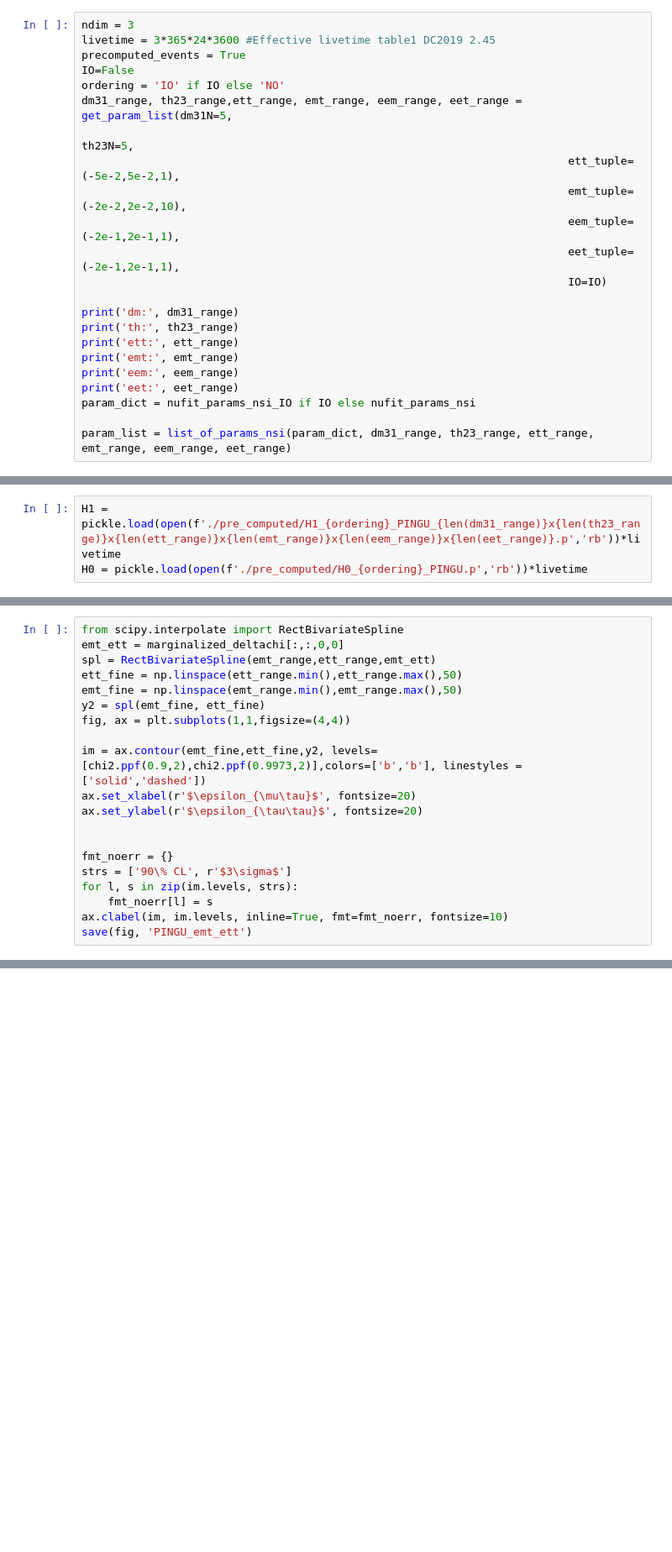
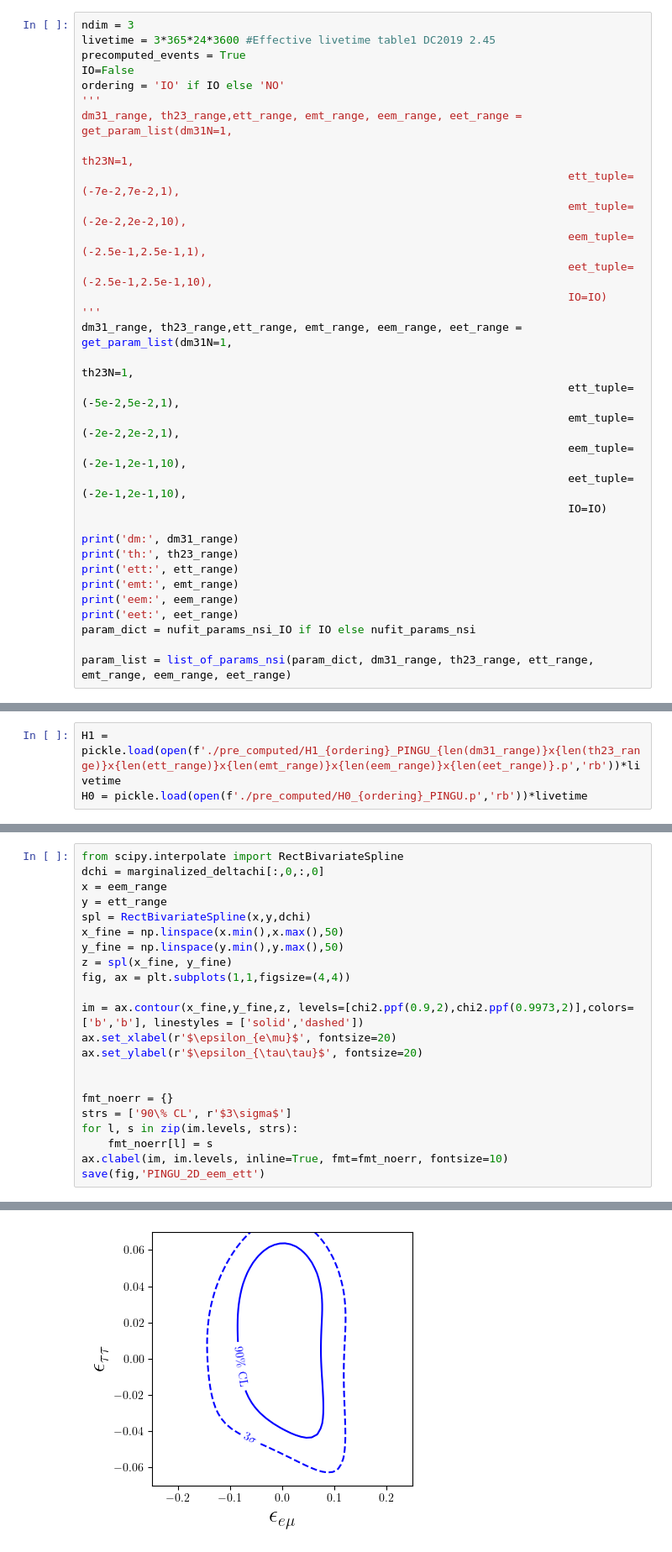
Before and after one commit to Sjoeborg/thesis, a Jupyter notebook: notebooks/PINGU/analysis.ipynb, the cells around one changed output, grey strips where cells are left out. Shown at 84% size. Saved outputs shown, nothing was run; the diff lists cells and outputs as text; blank space fills up the shorter version.

```diff
--- a/notebooks/PINGU/analysis.ipynb
+++ b/notebooks/PINGU/analysis.ipynb
@@ -30,12 +30,21 @@ livetime = 3*365*24*3600 #Effective livetime table1 DC2019 2.45
 precomputed_events = True
 IO=False
 ordering = 'IO' if IO else 'NO'
-dm31_range, th23_range,ett_range, emt_range, eem_range, eet_range = get_param_list(dm31N=5,
-                                                                                   th23N=5,
+'''
+dm31_range, th23_range,ett_range, emt_range, eem_range, eet_range = get_param_list(dm31N=1,
+                                                                                   th23N=1,
+                                                                          ett_tuple=(-7e-2,7e-2,1),
+                                                                          emt_tuple=(-2e-2,2e-2,10),
+                                                                          eem_tuple=(-2.5e-1,2.5e-1,1),
+                                                                          eet_tuple=(-2.5e-1,2.5e-1,10),
+                                                                          IO=IO)
+'''
+dm31_range, th23_range,ett_range, emt_range, eem_range, eet_range = get_param_list(dm31N=1,
+                                                                                   th23N=1,
                                                                           ett_tuple=(-5e-2,5e-2,1),
-                                                                          emt_tuple=(-2e-2,2e-2,10),
-                                                                          eem_tuple=(-2e-1,2e-1,1),
-                                                                          eet_tuple=(-2e-1,2e-1,1),
+                                                                          emt_tuple=(-2e-2,2e-2,1),
+                                                                          eem_tuple=(-2e-1,2e-1,10),
+                                                                          eet_tuple=(-2e-1,2e-1,10),
                                                                           IO=IO)
 
 print('dm:', dm31_range)
@@ -108,14 +106,16 @@ best_eet_index,best_eem_index,best_emt_index,best_ett_index,best_th23_index
 # %%
 from scipy.interpolate import RectBivariateSpline
-emt_ett = marginalized_deltachi[:,:,0,0]
-spl = RectBivariateSpline(emt_range,ett_range,emt_ett)
-ett_fine = np.linspace(ett_range.min(),ett_range.max(),50)
-emt_fine = np.linspace(emt_range.min(),emt_range.max(),50)
-y2 = spl(emt_fine, ett_fine)
+dchi = marginalized_deltachi[:,0,:,0]
+x = eem_range
+y = ett_range
+spl = RectBivariateSpline(x,y,dchi)
+x_fine = np.linspace(x.min(),x.max(),50)
+y_fine = np.linspace(y.min(),y.max(),50)
+z = spl(x_fine, y_fine)
 fig, ax = plt.subplots(1,1,figsize=(4,4))
 
-im = ax.contour(emt_fine,ett_fine,y2, levels=[chi2.ppf(0.9,2),chi2.ppf(0.9973,2)],colors=['b','b'], linestyles = ['solid','dashed'])
-ax.set_xlabel(r'$\epsilon_{\mu\tau}$', fontsize=20)
+im = ax.contour(x_fine,y_fine,z, levels=[chi2.ppf(0.9,2),chi2.ppf(0.9973,2)],colors=['b','b'], linestyles = ['solid','dashed'])
+ax.set_xlabel(r'$\epsilon_{e\mu}$', fontsize=20)
 ax.set_ylabel(r'$\epsilon_{\tau\tau}$', fontsize=20)
 
 
@@ -124,5 +124,5 @@ strs = ['90\% CL', r'$3\sigma$']
 for l, s in zip(im.levels, strs):
     fmt_noerr[l] = s
 ax.clabel(im, im.levels, inline=True, fmt=fmt_noerr, fontsize=10)
-save(fig, 'PINGU_emt_ett')
+save(fig,'PINGU_2D_eem_ett')
 # %% [output]
@@ -129,0 +129 @@ error: (mx>kx) failed for hidden mx: regrid_smth:mx=1
+[figure, added]
```
Also changed, not shown: parts of 11 cells of this notebook, 4 other files.
